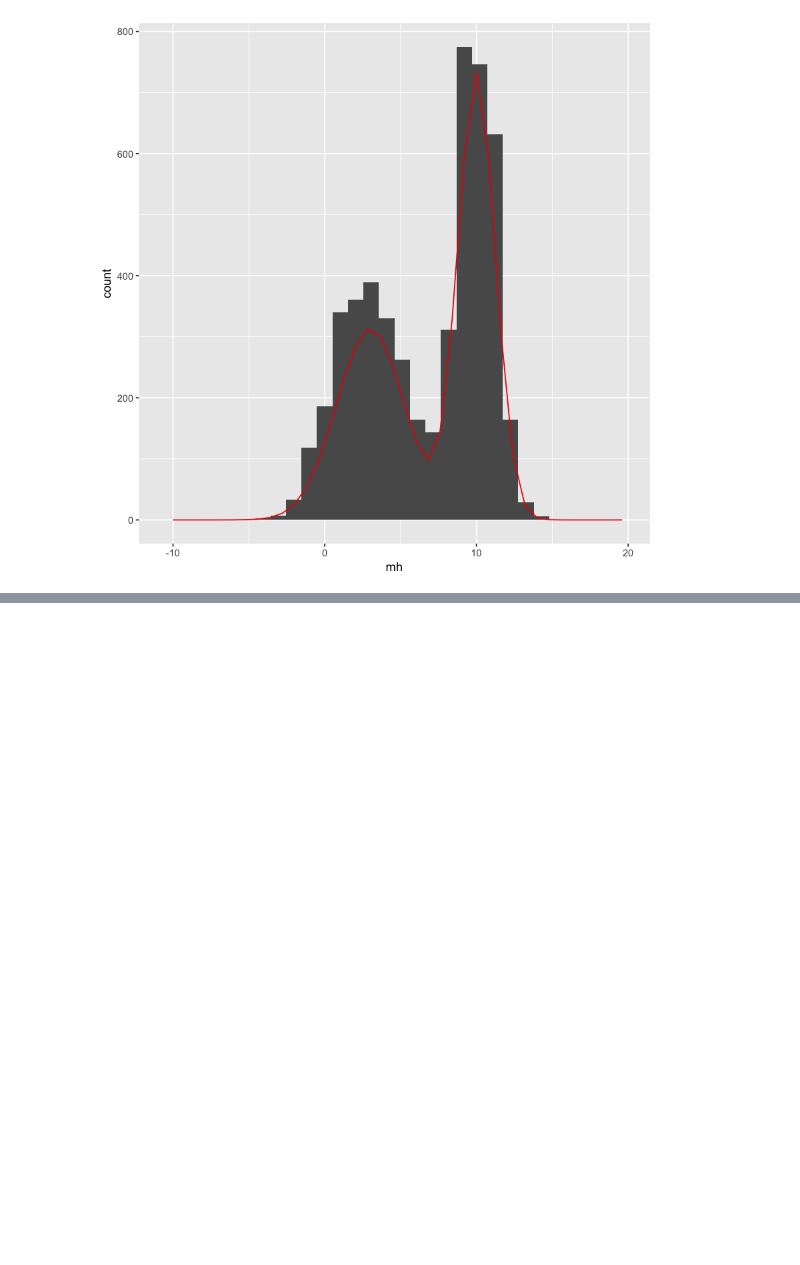
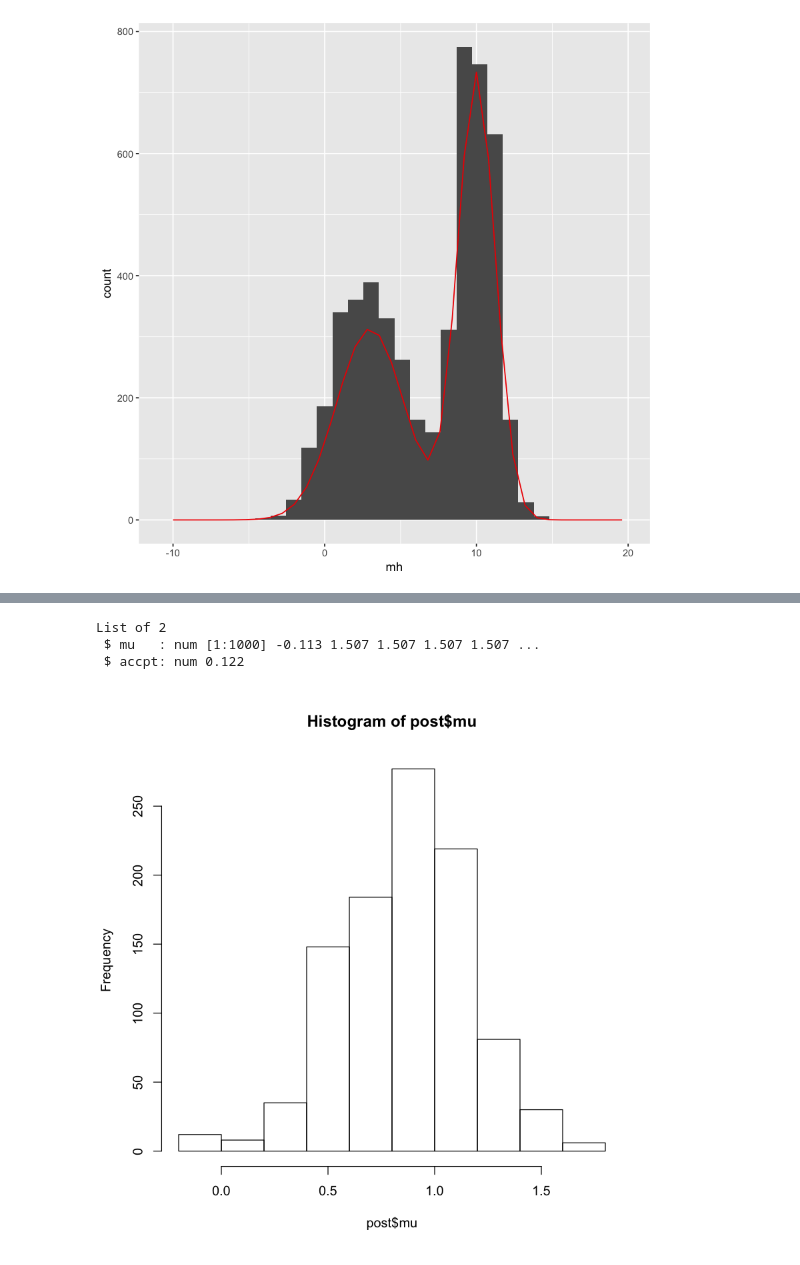
Before and after one commit to KaggleBreak/analyticstool, a Jupyter notebook: part4/Bayesian/week2/week2_mcmc.ipynb, the cells around one changed output, grey strips where cells are left out. Cells and saved outputs as stored; diff of their text form; code cells hidden in the pictures; blank space fills up the shorter version.

```diff
--- a/part4/Bayesian/week2/week2_mcmc.ipynb
+++ b/part4/Bayesian/week2/week2_mcmc.ipynb
@@ -175,0 +242,5 @@ ggplot(mh_sampling, aes(mh)) + geom_histogram() + geom_line(aes(x = real_x,
+# %%
+lg = function(mu, n, ybar) {
+  mu2 = mu^2
+  n * (ybar * mu - mu2 / 2.0) - log(1 + mu2)
+}
@@ -175,0 +306,12 @@ ggplot(mh_sampling, aes(mh)) + geom_histogram() + geom_line(aes(x = real_x,
+# %%
+set.seed(43) # set the random seed for reproducibility
+post = mh(n=n, ybar=ybar, n_iter=1e3, mu_init=0.0, cand_sd=3.0)
+str(post) #12% accect
+# %% [output]
+List of 2
+ $ mu   : num [1:1000] -0.113 1.507 1.507 1.507 1.507 ...
+ $ accpt: num 0.122
+# %%
+hist(post$mu)
+# %% [output]
+[figure, added]
```
Also changed, not shown: parts of 98 cells of this notebook, 15 other files.
